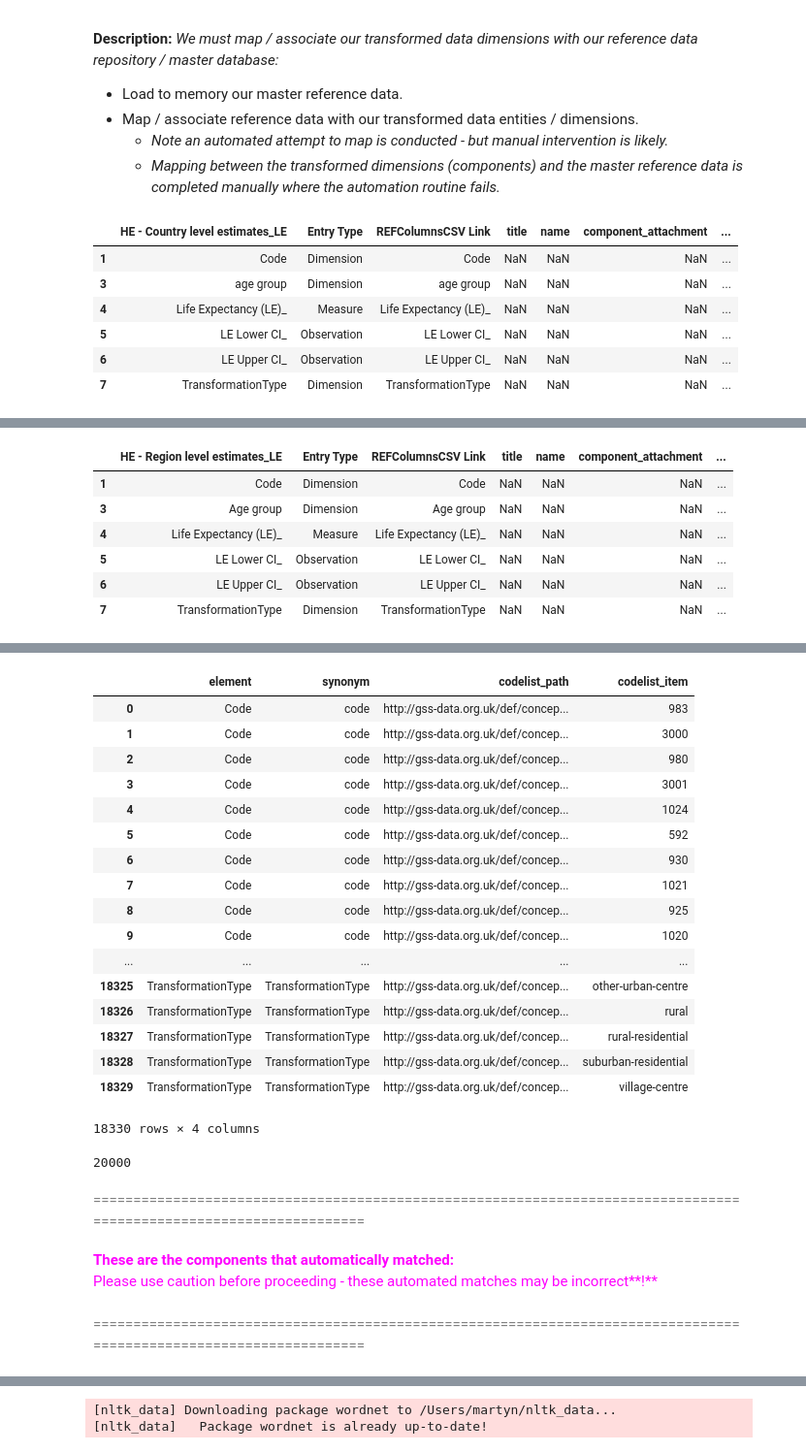
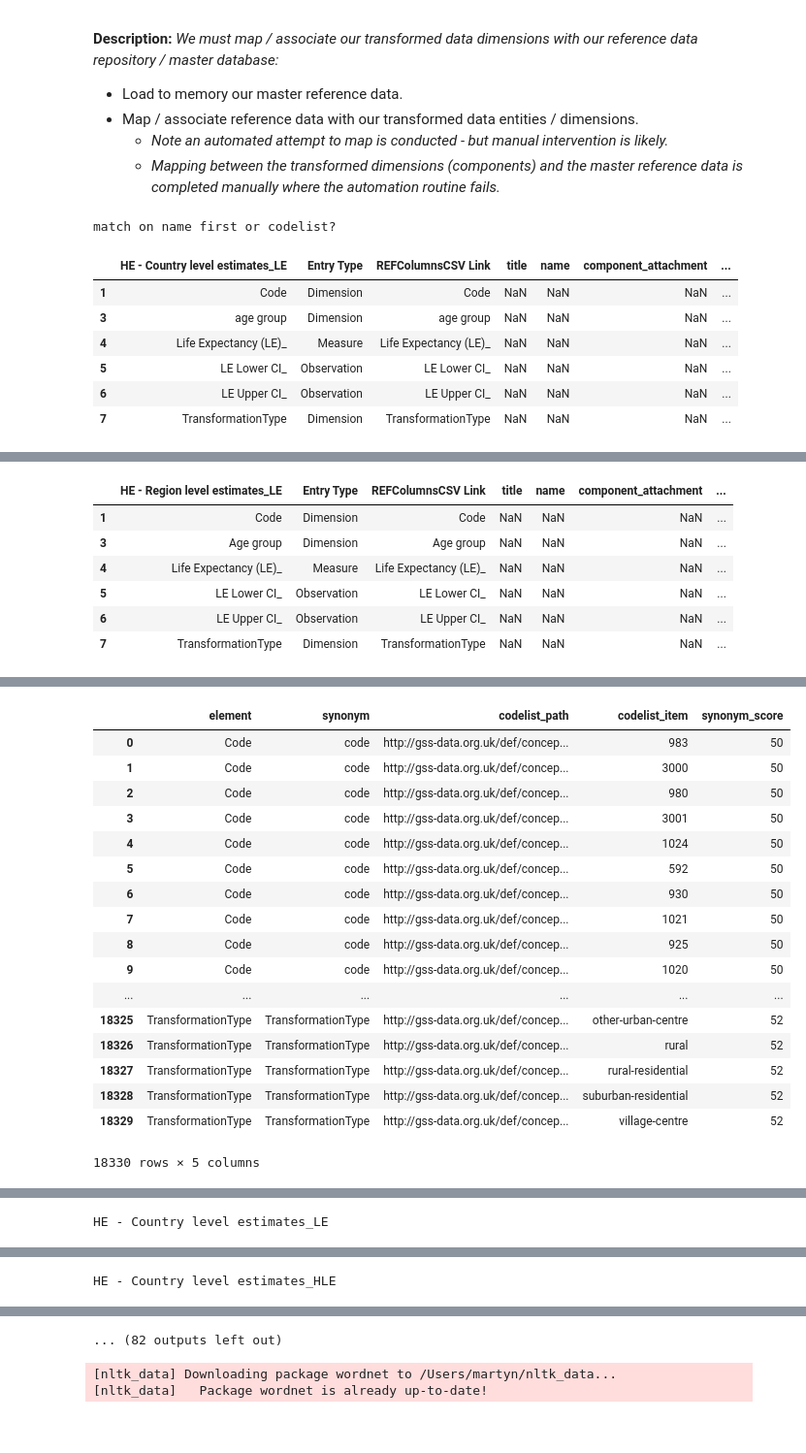
Before and after one commit to GSS-Cogs/end-to-end-usingcsvw, a Jupyter notebook: End-2-End-COGS-NBv2-2-0.ipynb, the cells around one changed output, grey strips where cells are left out. Shown at 97% size. Cells and saved outputs as stored; diff of their text form; code cells hidden in the pictures; blank space fills up the shorter version.

Commit message:
Next iteration - codelist link fix. Struggling to find time to develop this code.

```diff
--- a/End-2-End-COGS-NBv2-2-0.ipynb
+++ b/End-2-End-COGS-NBv2-2-0.ipynb
@@ -649,61 +649,59 @@ dataframe_mapped_elements_collection_errors = {}
 #    COGSTransformPack.map_REFData_with_Transform(dataframe_elements_collection,\
 #                                                 df_ref_repo_columns, df_ref_repo_components)
 
+print('match on name first or codelist?')
+
 dataframe_mapped_elements_collection, dataframe_mapped_elements_collection_errors =\
     xxmap_REFData_with_Transform(dataframe_elements_collection,\
-                                                 df_ref_repo_columns, df_ref_repo_components, execute_flag = 'AutoMap', automap_threshold = 50)
+                                                 df_ref_repo_columns, df_ref_repo_components, dataframe_codelists_collection, execute_flag = 'AutoMap', automap_threshold = 50)
 
 COGSTransformPack.display_DF_collection(dataframe_mapped_elements_collection, 'These are the components that automatically matched:** <br>Please use caution before proceeding - these automated matches may be incorrect**!', 50)
 COGSTransformPack.display_DF_collection(dataframe_mapped_elements_collection_errors, 'WARNING - PLEASE ADDRESS NON-MATCHING REFERENCES:** <br>In the proceeding code cells you need to ensure all transform components are matched to a reference item**!', 50)
 # %% [output]
+match on name first or codelist?
 |  | HE - Country level estimates_LE | Entry Type | REFColumnsCSV Link | title | name | component_attachment | ... |
 | 1 | Code | Dimension | Code | NaN | NaN | NaN | ... |
 | 3 | age group | Dimension | age group | NaN | NaN | NaN | ... |
 | 4 | Life Expectancy (LE)_ | Measure | Life Expectancy (LE)_ | NaN | NaN | NaN | ... |
 | 5 | LE Lower CI_ | Observation | LE Lower CI_ | NaN | NaN | NaN | ... |
 | 6 | LE Upper CI_ | Observation | LE Upper CI_ | NaN | NaN | NaN | ... |
 | 7 | TransformationType | Dimension | TransformationType | NaN | NaN | NaN | ... |
 |  | HE - Country level estimates_HLE | Entry Type | REFColumnsCSV Link | title | name | component_attachment | ... |
 | 1 | Code | Dimension | Code | NaN | NaN | NaN | ... |
 | 3 | age group | Dimension | age group | NaN | NaN | NaN | ... |
 | 4 | Healthy Life Expectancy (HLE) _ | Measure | Healthy Life Expectancy (HLE) _ | NaN | NaN | NaN | ... |
 | 5 | HLE Lower CI_ | Observation | HLE Lower CI_ | NaN | NaN | NaN | ... |
 | 6 | HLE Upper CI_ | Observation | HLE Upper CI_ | NaN | NaN | NaN | ... |
 | 7 | TransformationType | Dimension | TransformationType | NaN | NaN | NaN | ... |
 |  | HE - Region level estimates_LE | Entry Type | REFColumnsCSV Link | title | name | component_attachment | ... |
 | 1 | Code | Dimension | Code | NaN | NaN | NaN | ... |
 | 3 | Age group | Dimension | Age group | NaN | NaN | NaN | ... |
 | 4 | Life Expectancy (LE)_ | Measure | Life Expectancy (LE)_ | NaN | NaN | NaN | ... |
 | 5 | LE Lower CI_ | Observation | LE Lower CI_ | NaN | NaN | NaN | ... |
 | 6 | LE Upper CI_ | Observation | LE Upper CI_ | NaN | NaN | NaN | ... |
 | 7 | TransformationType | Dimension | TransformationType | NaN | NaN | NaN | ... |
 |  | HE - Region level estimates_HLE | Entry Type | REFColumnsCSV Link | title | name | component_attachment | ... |
 | 1 | Code | Dimension | Code | NaN | NaN | NaN | ... |
 | 3 | Age group | Dimension | Age group | NaN | NaN | NaN | ... |
 | 4 | Healthy Life Expectancy (HLE) _ | Measure | Healthy Life Expectancy (HLE) _ | NaN | NaN | NaN | ... |
 | 5 | HLE Lower CI_ | Observation | HLE Lower CI_ | NaN | NaN | NaN | ... |
 | 6 | HLE Upper CI_ | Observation | HLE Upper CI_ | NaN | NaN | NaN | ... |
 | 7 | TransformationType | Dimension | TransformationType | NaN | NaN | NaN | ... |
-|  | element | synonym | codelist_path | codelist_item |
-| 0 | Code | code | http://gss-data.org.uk/def/concep... | 983 |
-| 1 | Code | code | http://gss-data.org.uk/def/concep... | 3000 |
-| 2 | Code | code | http://gss-data.org.uk/def/concep... | 980 |
-| 3 | Code | code | http://gss-data.org.uk/def/concep... | 3001 |
-| 4 | Code | code | http://gss-data.org.uk/def/concep... | 1024 |
-| 5 | Code | code | http://gss-data.org.uk/def/concep... | 592 |
-| 6 | Code | code | http://gss-data.org.uk/def/concep... | 930 |
-| 7 | Code | code | http://gss-data.org.uk/def/concep... | 1021 |
-| 8 | Code | code | http://gss-data.org.uk/def/concep... | 925 |
-| 9 | Code | code | http://gss-data.org.uk/def/concep... | 1020 |
-| ... | ... | ... | ... | ... |
-| 18325 | TransformationType | TransformationType | http://gss-data.org.uk/def/concep... | other-urban-centre |
-| 18326 | TransformationType | TransformationType | http://gss-data.org.uk/def/concep... | rural |
-| 18327 | TransformationType | TransformationType | http://gss-data.org.uk/def/concep... | rural-residential |
-| 18328 | TransformationType | TransformationType | http://gss-data.org.uk/def/concep... | suburban-residential |
-| 18329 | TransformationType | TransformationType | http://gss-data.org.uk/def/concep... | village-centre |
+|  | element | synonym | codelist_path | codelist_item | synonym_score |
+| 0 | Code | code | http://gss-data.org.uk/def/concep... | 983 | 50 |
+| 1 | Code | code | http://gss-data.org.uk/def/concep... | 3000 | 50 |
+| 2 | Code | code | http://gss-data.org.uk/def/concep... | 980 | 50 |
+| 3 | Code | code | http://gss-data.org.uk/def/concep... | 3001 | 50 |
+| 4 | Code | code | http://gss-data.org.uk/def/concep... | 1024 | 50 |
+| 5 | Code | code | http://gss-data.org.uk/def/concep... | 592 | 50 |
+| 6 | Code | code | http://gss-data.org.uk/def/concep... | 930 | 50 |
+| 7 | Code | code | http://gss-data.org.uk/def/concep... | 1021 | 50 |
+| 8 | Code | code | http://gss-data.org.uk/def/concep... | 925 | 50 |
+| 9 | Code | code | http://gss-data.org.uk/def/concep... | 1020 | 50 |
+| ... | ... | ... | ... | ... | ... |
+| 18325 | TransformationType | TransformationType | http://gss-data.org.uk/def/concep... | other-urban-centre | 52 |
+| 18326 | TransformationType | TransformationType | http://gss-data.org.uk/def/concep... | rural | 52 |
+| 18327 | TransformationType | TransformationType | http://gss-data.org.uk/def/concep... | rural-residential | 52 |
+| 18328 | TransformationType | TransformationType | http://gss-data.org.uk/def/concep... | suburban-residential | 52 |
+| 18329 | TransformationType | TransformationType | http://gss-data.org.uk/def/concep... | village-centre | 52 |
-18330 rows × 4 columns
-20000
+18330 rows × 5 columns
-<span style='color:Grey'>
-===================================================================================================================</span>
-<span style='color:Magenta'>**These are the components that automatically matched:** <br>Please use caution before proceeding - these automated matches may be incorrect**!** </span>
-<span style='color:Grey'>===================================================================================================================</span>
@@ -713,0 +709 @@ COGSTransformPack.display_DF_collection(dataframe_mapped_elements_collection_err
+HE - Country level estimates_LE
@@ -713,0 +727 @@ COGSTransformPack.display_DF_collection(dataframe_mapped_elements_collection_err
+HE - Country level estimates_HLE
@@ -714,3 +745,4 @@ COGSTransformPack.display_DF_collection(dataframe_mapped_elements_collection_err
+... (82 outputs left out)
 # %%
 def camel_case_split(identifier):
     matches = finditer('.+?(?:(?<=[a-z])(?=[A-Z])|(?<=[A-Z])(?=[A-Z][a-z])|$)', identifier)
```
Also changed, not shown: parts of 2 cells of this notebook.
